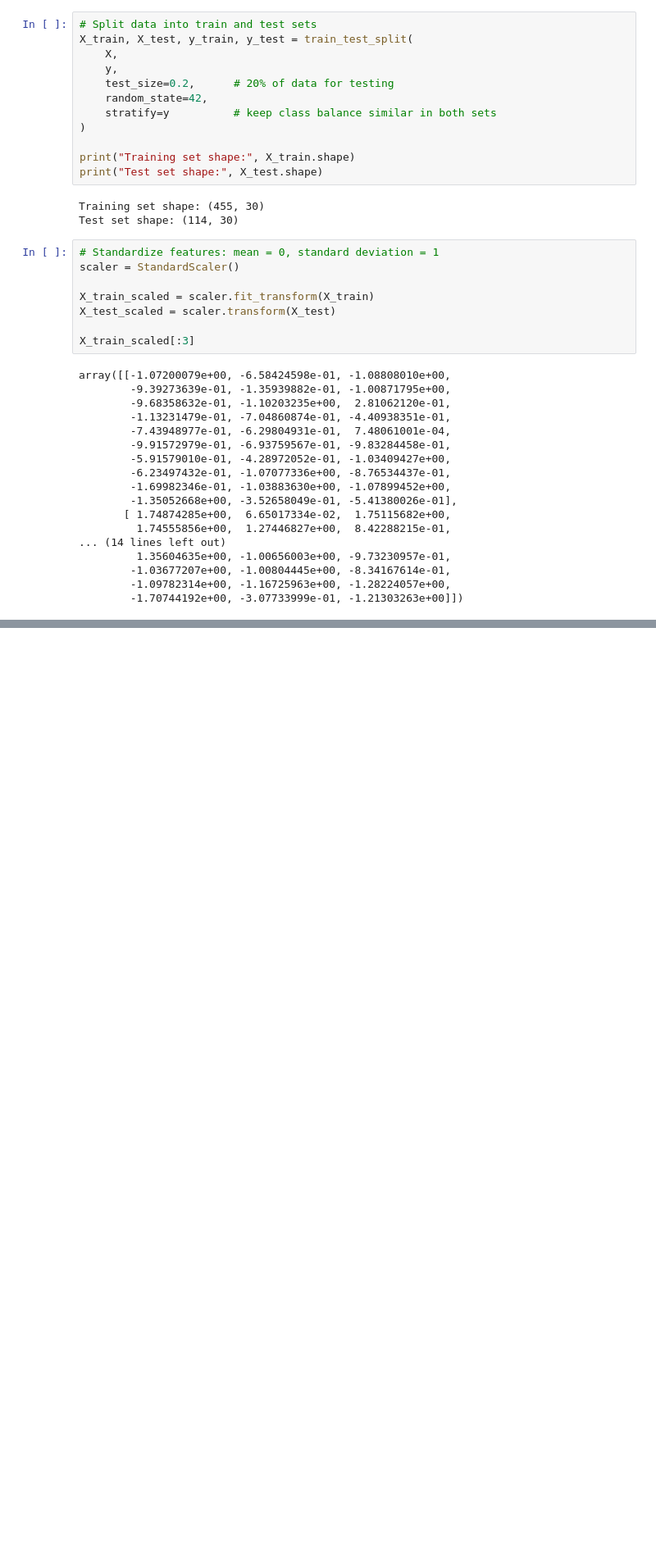
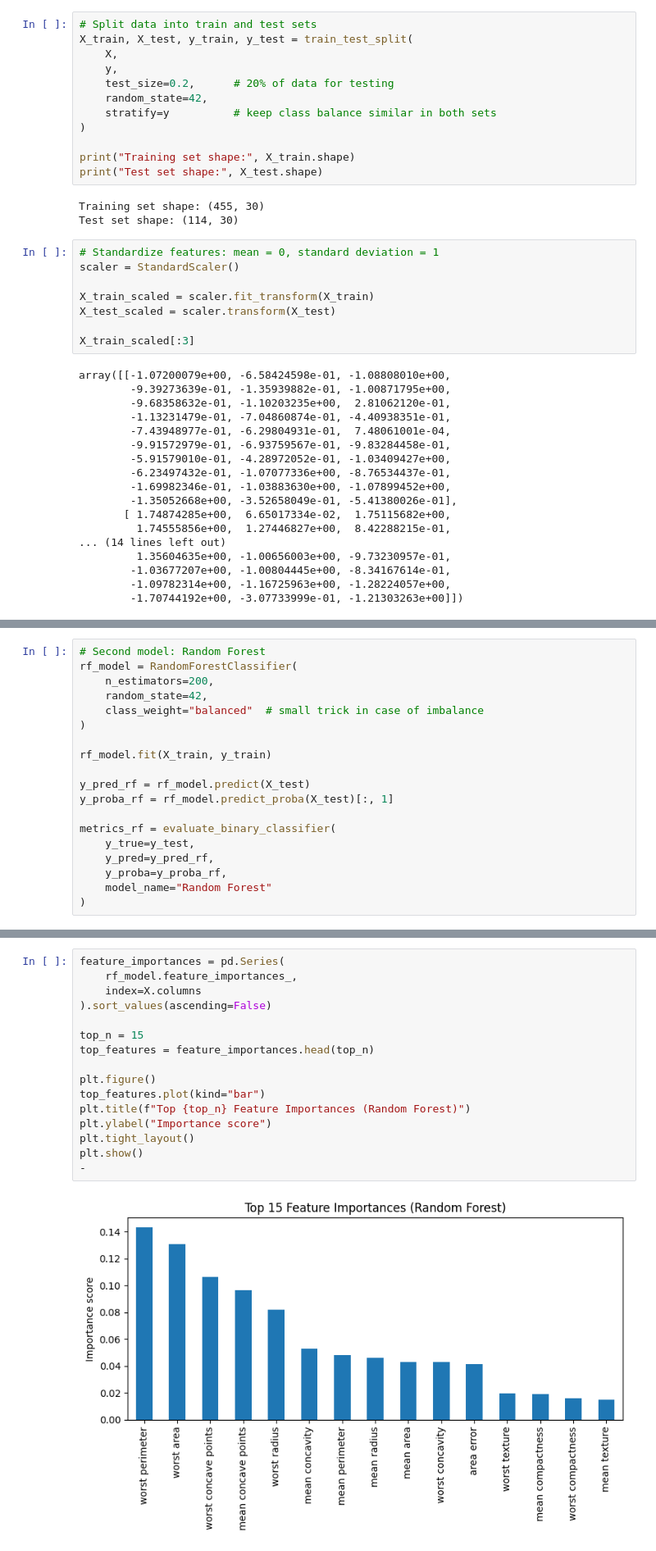
Before and after one commit to Hadi-24/AI-Health-ML-Projects, a Jupyter notebook: 01_breast_cancer_ML.ipynb, the cells around one changed output, grey strips where cells are left out. Shown at 82% size. Cells and saved outputs as stored; diff of their text form; blank space fills up the shorter version.

```diff
--- a/01_breast_cancer_ML.ipynb
+++ b/01_breast_cancer_ML.ipynb
@@ -124,0 +186,19 @@ array([[-1.07200079e+00, -6.58424598e-01, -1.08808010e+00,
+# %%
+# Second model: Random Forest
+rf_model = RandomForestClassifier(
+    n_estimators=200,
+    random_state=42,
+    class_weight="balanced"  # small trick in case of imbalance
+)
+
+rf_model.fit(X_train, y_train)
+
+y_pred_rf = rf_model.predict(X_test)
+y_proba_rf = rf_model.predict_proba(X_test)[:, 1]
+
+metrics_rf = evaluate_binary_classifier(
+    y_true=y_test,
+    y_pred=y_pred_rf,
+    y_proba=y_proba_rf,
+    model_name="Random Forest"
+)
@@ -124,0 +229,18 @@ array([[-1.07200079e+00, -6.58424598e-01, -1.08808010e+00,
+# %%
+feature_importances = pd.Series(
+    rf_model.feature_importances_,
+    index=X.columns
+).sort_values(ascending=False)
+
+top_n = 15
+top_features = feature_importances.head(top_n)
+
+plt.figure()
+top_features.plot(kind="bar")
+plt.title(f"Top {top_n} Feature Importances (Random Forest)")
+plt.ylabel("Importance score")
+plt.tight_layout()
+plt.show()
+-
+# %% [output]
+[figure, added]
```
Also changed, not shown: parts of 6 cells of this notebook.
